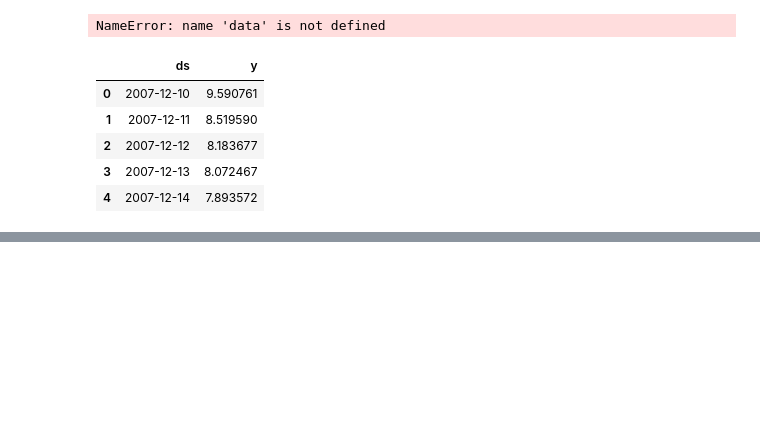
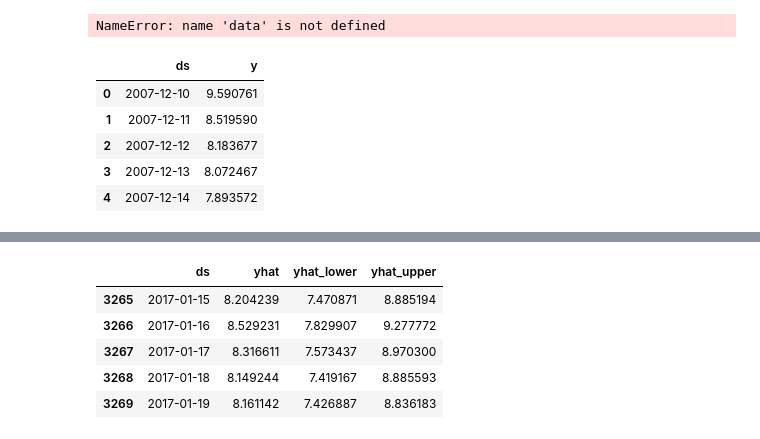
Before and after one commit to barqu3ro/couriersTFM, a Jupyter notebook: CouriersCR/prototipos/prophet.ipynb, the cells around one changed output, grey strips where cells are left out. Cells and saved outputs as stored; diff of their text form; code cells hidden in the pictures; blank space fills up the shorter version.

```diff
--- a/CouriersCR/prototipos/prophet.ipynb
+++ b/CouriersCR/prototipos/prophet.ipynb
@@ -59,0 +72,10 @@ AttributeError: 'Prophet' object has no attribute 'stan_backend'
+# %%
+forecast = m.predict(future)
+forecast[['ds', 'yhat', 'yhat_lower', 'yhat_upper']].tail()
+# %% [output]
+|  | ds | yhat | yhat_lower | yhat_upper |
+| 3265 | 2017-01-15 | 8.204239 | 7.470871 | 8.885194 |
+| 3266 | 2017-01-16 | 8.529231 | 7.829907 | 9.277772 |
+| 3267 | 2017-01-17 | 8.316611 | 7.573437 | 8.970300 |
+| 3268 | 2017-01-18 | 8.149244 | 7.419167 | 8.885593 |
+| 3269 | 2017-01-19 | 8.161142 | 7.426887 | 8.836183 |
```
Also changed, not shown: parts of 7 cells of this notebook.
